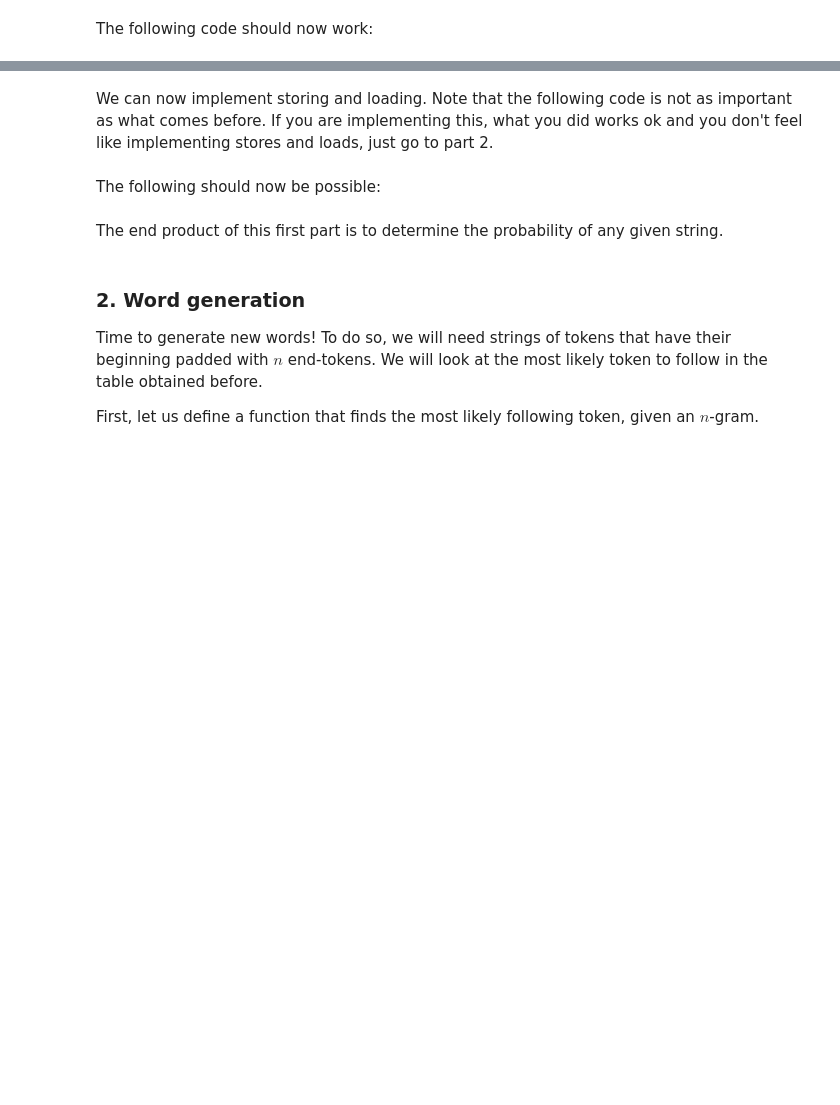
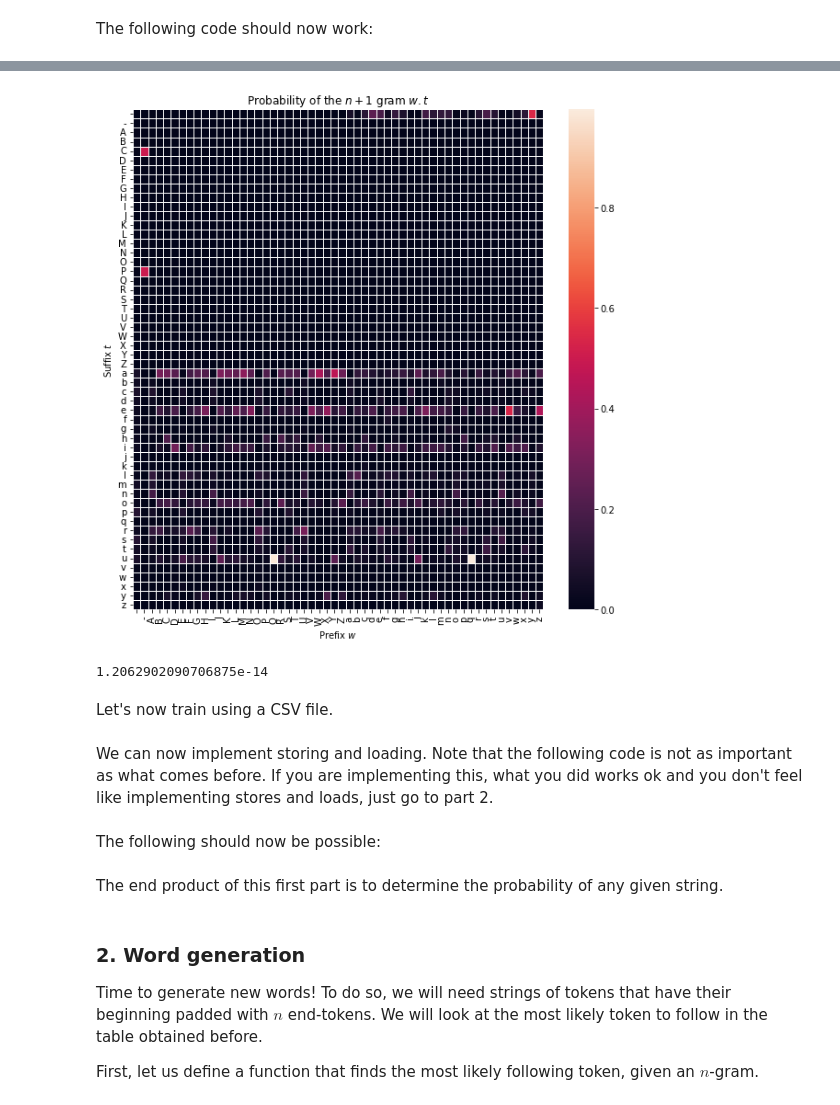
Before and after one commit to josh-freeman/HPshape, a Jupyter notebook: examples/ngrams.ipynb, the cells around one changed output, grey strips where cells are left out. Saved outputs shown, nothing was run; the diff lists cells and outputs as text; code cells hidden in the pictures; blank space fills up the shorter version.

```diff
--- a/examples/ngrams.ipynb
+++ b/examples/ngrams.ipynb
@@ -67,0 +177,18 @@ model_fr.probability("chaussette")
+# %%
+model_en.update_from_list(words_list[50000:100000])
+# %%
+model_en.update_from_list(words_list[100000:150000])
+# %%
+model_en.update_from_list(words_list[150000:200000])
+# %%
+model_en.update_from_list(words_list[200000:])
+# %%
+model_en.plot()
+# %% [output]
+[figure, added]
+# %%
+model_en.probability("Jezebelish")
+# %% [output]
+1.2062902090706875e-14
+# %% [markdown]
+Let's now train using a CSV file.
```
Also changed, not shown: parts of 28 cells of this notebook.
